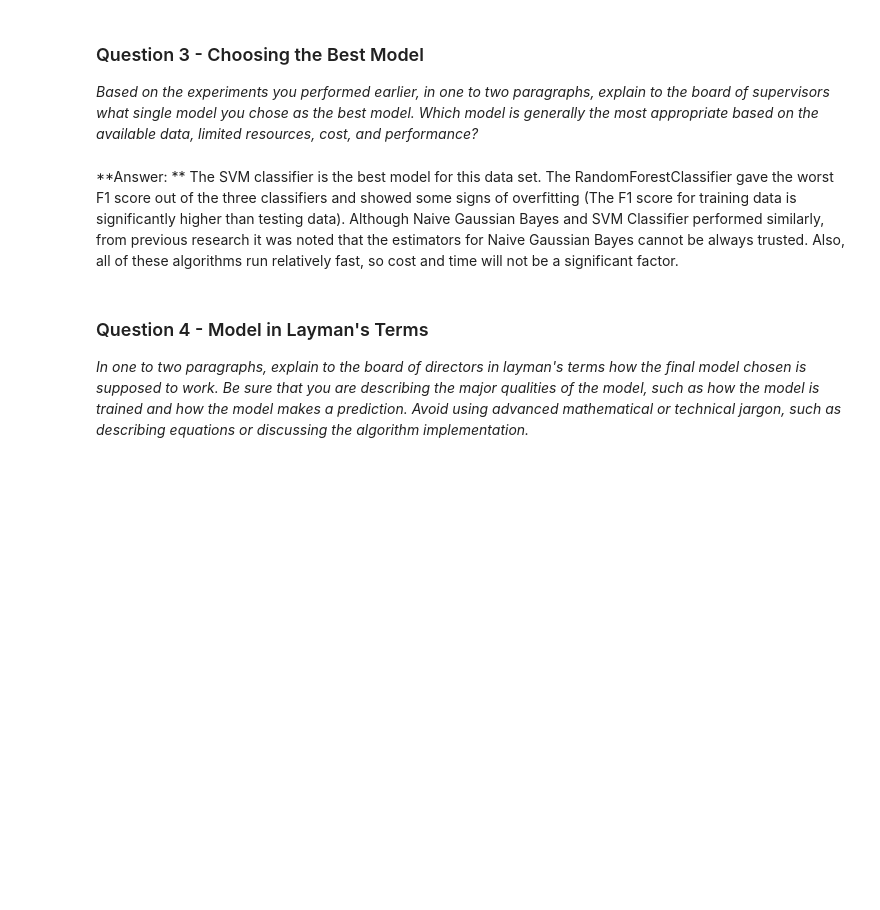
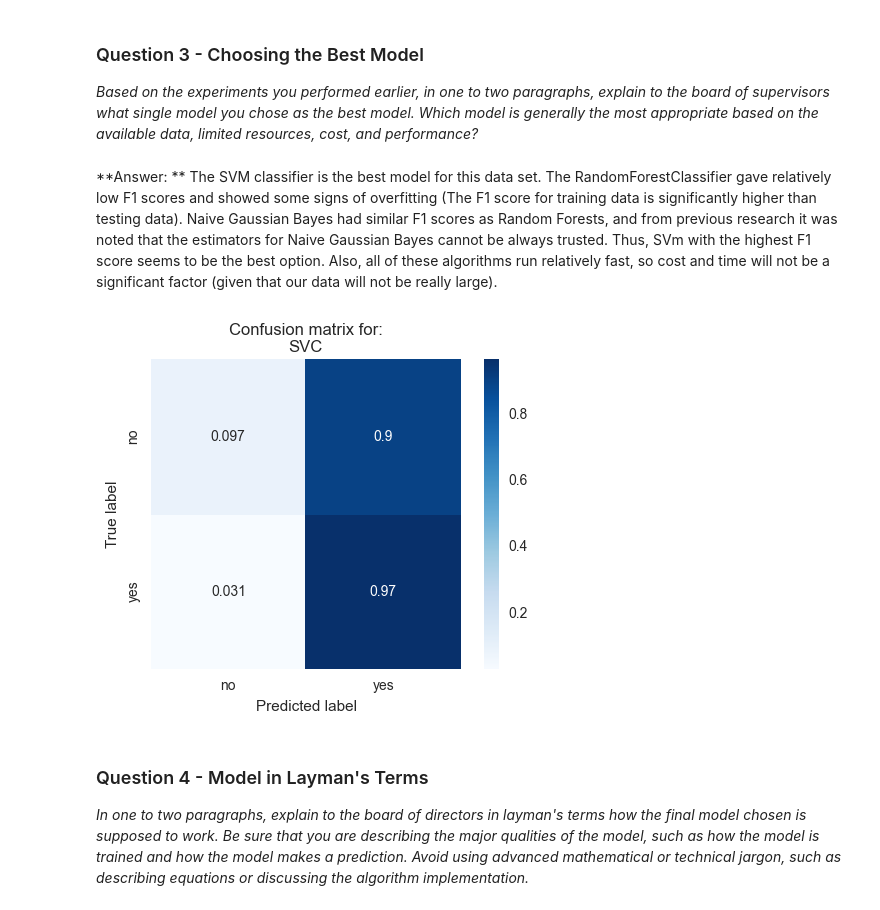
Before and after one commit to Yitaek/ML-Udacity, a Jupyter notebook: student_intervention/student_intervention.ipynb, the cells around one changed output. Cells and saved outputs as stored; diff of their text form; code cells hidden in the pictures; blank space fills up the shorter version.

```diff
--- a/student_intervention/student_intervention.ipynb
+++ b/student_intervention/student_intervention.ipynb
@@ -164,7 +167,8 @@ num_train = 300
 num_test = X_all.shape[0] - num_train
 
 # TODO: Shuffle and split the dataset into the number of training and testing points above
-X_train, X_test, y_train, y_test = train_test_split(X_all, y_all, test_size=95, random_state=42)
+# To preserve the class imbalance, use the stratify parameter
+X_train, X_test, y_train, y_test = train_test_split(X_all, y_all, stratify=y_all, test_size=95, random_state=42)
 
 # Show the results of the split
 print "Training set has {} samples.".format(X_train.shape[0])
@@ -285,27 +289,19 @@ from random import shuffle
 
 # TODO: Initialize the three models
 clf_A = GaussianNB()
-clf_B = RandomForestClassifier()
-clf_C = SVC()
+clf_B = RandomForestClassifier(random_state=42)
+clf_C = SVC(random_state=42)
 
 # TODO: Set up the training set sizes
-X_train_100 = X_train[:100]
-y_train_100 = y_train[:100]
-
-X_train_200 = X_train[:200]
-y_train_200 = y_train[:200]
-
-X_train_300 = X_train
-y_train_300 = y_train
+train_list = [100, 200, 300]
 
 # TODO: Execute the 'train_predict' function for each classifier and each training set size
 # train_predict(clf, X_train, y_train, X_test, y_test)
 clf_list = [clf_A, clf_B, clf_C]
-X_list = [X_train_100, X_train_200, X_train_300]
-y_list = [y_train_100, y_train_200, y_train_300]
-for i in range(0, len(X_list)):
-    for j in range(0, len(X_list)):
-        train_predict(clf_list[i], X_list[j], y_list[j], X_test, y_test)
+
+for i in clf_list:
+    for j in train_list:
+        train_predict(i, X_train[:j], y_train[:j], X_test, y_test)
         print "\n"
 # %% [output]
 Training a GaussianNB using a training set size of 100. . .
@@ -359,7 +355,25 @@ In this final section, you will choose from the three supervised learning models
 ### Question 3 - Choosing the Best Model
 *Based on the experiments you performed earlier, in one to two paragraphs, explain to the board of supervisors what single model you chose as the best model. Which model is generally the most appropriate based on the available data, limited resources, cost, and performance?*
 # %% [markdown]
-**Answer: ** The SVM classifier is the best model for this data set. The RandomForestClassifier gave the worst F1 score out of the three classifiers and showed some signs of overfitting (The F1 score for training data is significantly higher than testing data). Although Naive Gaussian Bayes and SVM Classifier performed similarly, from previous research it was noted that the estimators for Naive Gaussian Bayes cannot be always trusted. Also, all of these algorithms run relatively fast, so cost and time will not be a significant factor.
+**Answer: ** The SVM classifier is the best model for this data set. The RandomForestClassifier gave relatively low F1 scores and showed some signs of overfitting (The F1 score for training data is significantly higher than testing data). Naive Gaussian Bayes had similar F1 scores as Random Forests, and from previous research it was noted that the estimators for Naive Gaussian Bayes cannot be always trusted. Thus, SVm with the highest F1 score seems to be the best option. Also, all of these algorithms run relatively fast, so cost and time will not be a significant factor (given that our data will not be really large).
+# %%
+from sklearn.metrics import confusion_matrix
+import seaborn as sns
+import matplotlib.pyplot as plt
+%matplotlib inline
+
+# Compute confusion matrix for a model
+model = clf_C
+cm = confusion_matrix(y_test.values, model.predict(X_test))
+cm = cm.astype('float') / cm.sum(axis=1)[:, np.newaxis]
+
+# view with a heatmap
+sns.heatmap(cm, annot=True, cmap='Blues', xticklabels=['no', 'yes'], yticklabels=['no', 'yes'], square=True)
+plt.ylabel('True label')
+plt.xlabel('Predicted label')
+plt.title('Confusion matrix for:\n{}'.format(model.__class__.__name__));
+# %% [output]
+[figure, added]
 # %% [markdown]
 ### Question 4 - Model in Layman's Terms
 *In one to two paragraphs, explain to the board of directors in layman's terms how the final model chosen is supposed to work. Be sure that you are describing the major qualities of the model, such as how the model is trained and how the model makes a prediction. Avoid using advanced mathematical or technical jargon, such as describing equations or discussing the algorithm implementation.*
```
Also changed, not shown: parts of 7 cells of this notebook, 1 other file.
